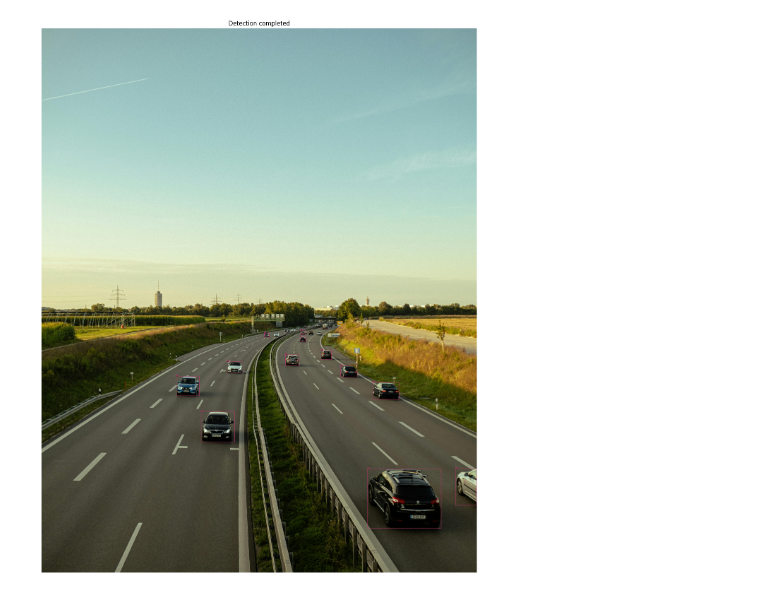
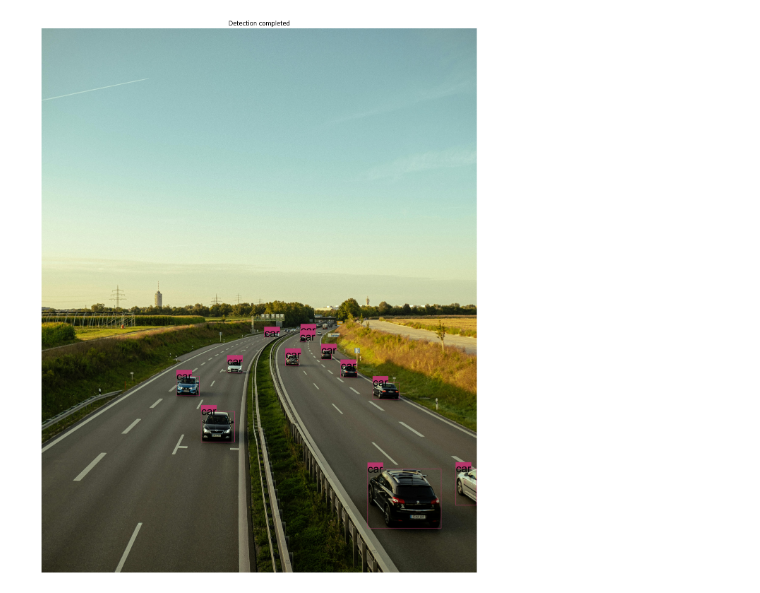
Before and after one commit to senenf/turing.challenge, a Jupyter notebook: 3.Vision/notebooks/visualize.ipynb, the cells around one changed output. Drawn from its saved outputs; the diff is of its cells as text; code cells hidden in the pictures.

Commit message:
better visualization of tag in display of image

```diff
--- a/3.Vision/notebooks/visualize.ipynb
+++ b/3.Vision/notebooks/visualize.ipynb
@@ -47,7 +47,7 @@ all_classes = set(obj["class_"] for obj in detections)
 class_colors = get_class_colors(all_classes)
 
 # Better font size
-font_size = max(int(image_height * 0.2), 50)  # 20% of image height or at least 50px
+font_size = max(int(image_height * 0.02), 20)  # 2% of image height or at least 20px
 try:
     font = ImageFont.truetype("arial.ttf", font_size)
 except IOError:
@@ -71,31 +71,31 @@ for obj in detections:
     y1 = y_center + height / 2
 
     # Draw bounding box
     draw.rectangle([x0, y0, x1, y1], outline=color, width=3)
 
     # Label text
     text = label
     bbox_text = font.getbbox(text)
     text_width = bbox_text[2] - bbox_text[0]
     text_height = bbox_text[3] - bbox_text[1]
 
     text_x = x0 + 2
     text_y = max(y0 - text_height - 2, 0)
 
     # Draw background rectangle for label
     draw.rectangle(
         [text_x - 2, text_y - 2, text_x + text_width + 2, text_y + text_height + 2],
         fill=color
     )
 
     # Draw text label (with high contrast)
     draw.text((text_x, text_y), text, fill="black", font=font)
 
 # Step 5: Display the image
 plt.figure(figsize=(20, 20))
 plt.imshow(image)
 plt.axis("off")
 plt.title(result["message"])
 plt.show()
 # %% [output]
-[figure, old version]
+[figure, new version]
```
